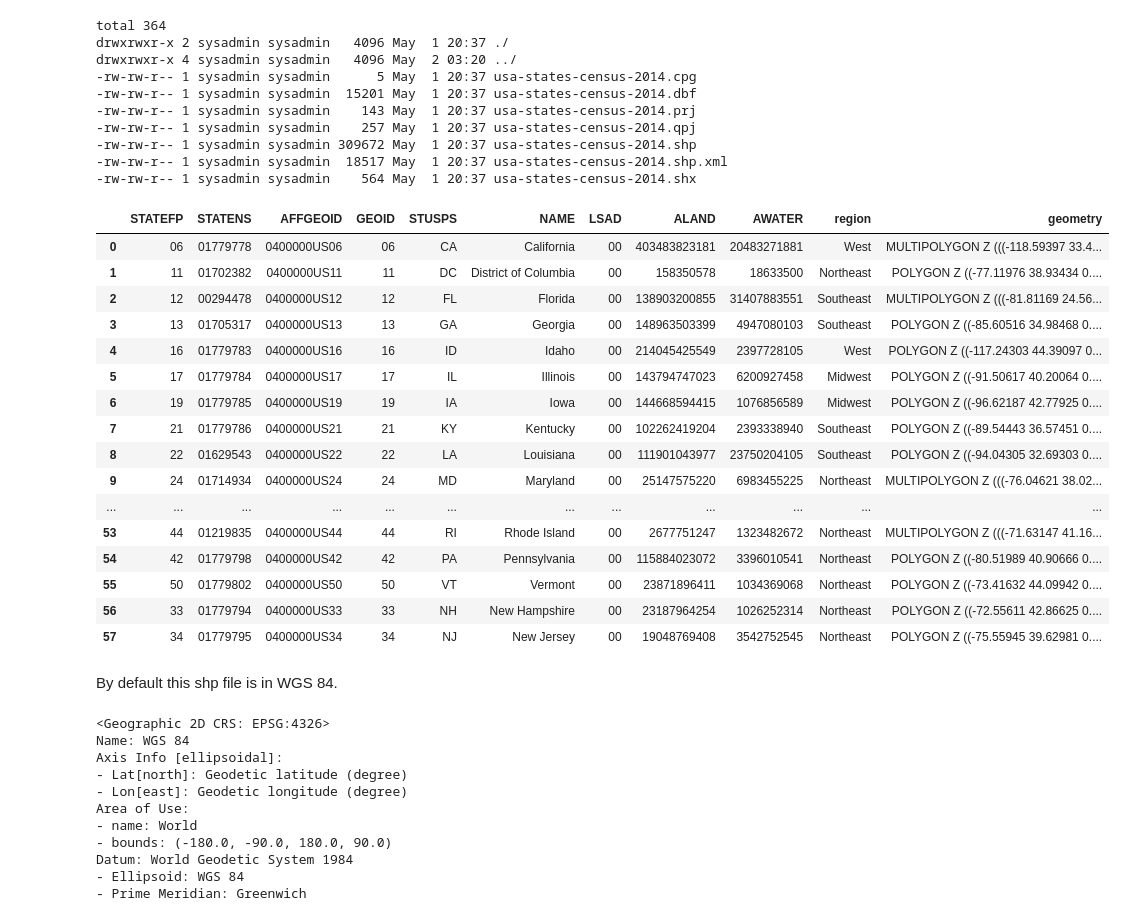
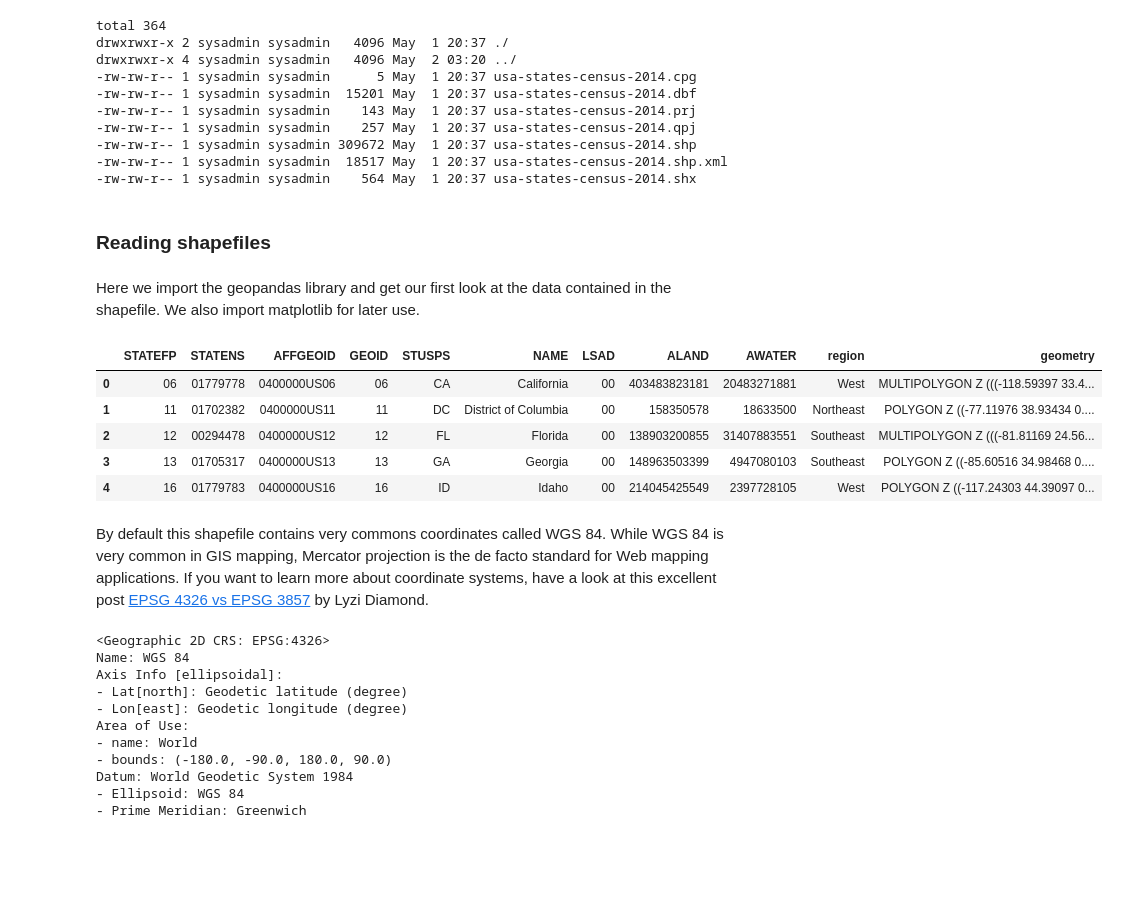
Before and after one commit to joncutrer/geopandas-tutorial, a Jupyter notebook: geopandas-us-map.ipynb, the cells around one changed output. Cells and saved outputs as stored; diff of their text form; code cells hidden in the pictures; blank space fills up the shorter version.

```diff
--- a/geopandas-us-map.ipynb
+++ b/geopandas-us-map.ipynb
@@ -37,32 +45,25 @@ drwxrwxr-x 4 sysadmin sysadmin   4096 May  2 03:20 ../
 -rw-rw-r-- 1 sysadmin sysadmin 309672 May  1 20:37 usa-states-census-2014.shp
 -rw-rw-r-- 1 sysadmin sysadmin  18517 May  1 20:37 usa-states-census-2014.shp.xml
 -rw-rw-r-- 1 sysadmin sysadmin    564 May  1 20:37 usa-states-census-2014.shx
+# %% [markdown]
+### Reading shapefiles
+# %% [markdown]
+Here we import the geopandas library and get our first look at the data contained in the shapefile.  We also import matplotlib for later use.
 # %%
 import matplotlib.pyplot as plt
 import geopandas
 states = geopandas.read_file('data/usa-states-census-2014.shp')
 # %%
-states
+states.head()
 # %% [output]
 |  | STATEFP | STATENS | AFFGEOID | GEOID | STUSPS | NAME | LSAD | ALAND | AWATER | region | geometry |
 | 0 | 06 | 01779778 | 0400000US06 | 06 | CA | California | 00 | 403483823181 | 20483271881 | West | MULTIPOLYGON Z (((-118.59397 33.4... |
 | 1 | 11 | 01702382 | 0400000US11 | 11 | DC | District of Columbia | 00 | 158350578 | 18633500 | Northeast | POLYGON Z ((-77.11976 38.93434 0.... |
 | 2 | 12 | 00294478 | 0400000US12 | 12 | FL | Florida | 00 | 138903200855 | 31407883551 | Southeast | MULTIPOLYGON Z (((-81.81169 24.56... |
 | 3 | 13 | 01705317 | 0400000US13 | 13 | GA | Georgia | 00 | 148963503399 | 4947080103 | Southeast | POLYGON Z ((-85.60516 34.98468 0.... |
 | 4 | 16 | 01779783 | 0400000US16 | 16 | ID | Idaho | 00 | 214045425549 | 2397728105 | West | POLYGON Z ((-117.24303 44.39097 0... |
-| 5 | 17 | 01779784 | 0400000US17 | 17 | IL | Illinois | 00 | 143794747023 | 6200927458 | Midwest | POLYGON Z ((-91.50617 40.20064 0.... |
-| 6 | 19 | 01779785 | 0400000US19 | 19 | IA | Iowa | 00 | 144668594415 | 1076856589 | Midwest | POLYGON Z ((-96.62187 42.77925 0.... |
-| 7 | 21 | 01779786 | 0400000US21 | 21 | KY | Kentucky | 00 | 102262419204 | 2393338940 | Southeast | POLYGON Z ((-89.54443 36.57451 0.... |
-| 8 | 22 | 01629543 | 0400000US22 | 22 | LA | Louisiana | 00 | 111901043977 | 23750204105 | Southeast | POLYGON Z ((-94.04305 32.69303 0.... |
-| 9 | 24 | 01714934 | 0400000US24 | 24 | MD | Maryland | 00 | 25147575220 | 6983455225 | Northeast | MULTIPOLYGON Z (((-76.04621 38.02... |
-| ... | ... | ... | ... | ... | ... | ... | ... | ... | ... | ... | ... |
-| 53 | 44 | 01219835 | 0400000US44 | 44 | RI | Rhode Island | 00 | 2677751247 | 1323482672 | Northeast | MULTIPOLYGON Z (((-71.63147 41.16... |
-| 54 | 42 | 01779798 | 0400000US42 | 42 | PA | Pennsylvania | 00 | 115884023072 | 3396010541 | Northeast | POLYGON Z ((-80.51989 40.90666 0.... |
-| 55 | 50 | 01779802 | 0400000US50 | 50 | VT | Vermont | 00 | 23871896411 | 1034369068 | Northeast | POLYGON Z ((-73.41632 44.09942 0.... |
-| 56 | 33 | 01779794 | 0400000US33 | 33 | NH | New Hampshire | 00 | 23187964254 | 1026252314 | Northeast | POLYGON Z ((-72.55611 42.86625 0.... |
-| 57 | 34 | 01779795 | 0400000US34 | 34 | NJ | New Jersey | 00 | 19048769408 | 3542752545 | Northeast | POLYGON Z ((-75.55945 39.62981 0.... |
-# %% [markdown]
-By default this shp file is in WGS 84.
+# %% [markdown]
+By default this shapefile contains very commons coordinates called WGS 84.  While WGS 84 is very common in GIS mapping, Mercator projection is the de facto standard for Web mapping applications.  If you want to learn more about coordinate systems, have a look at this excellent post [EPSG 4326 vs EPSG 3857](https://lyzidiamond.com/posts/4326-vs-3857) by Lyzi Diamond.
 # %%
 states.crs
 # %% [output]
```
Also changed, not shown: parts of 13 cells of this notebook, 1 other file.
